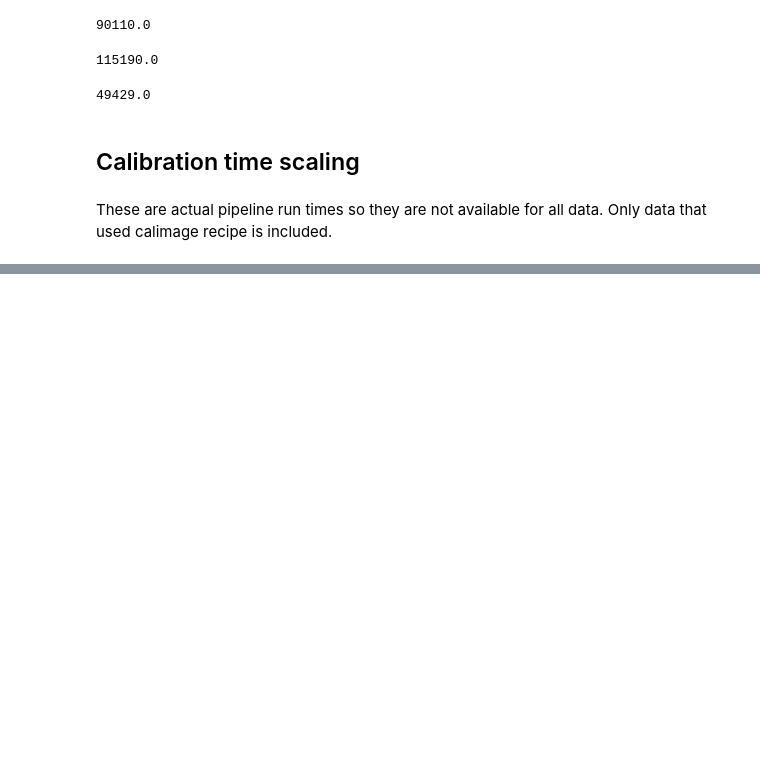
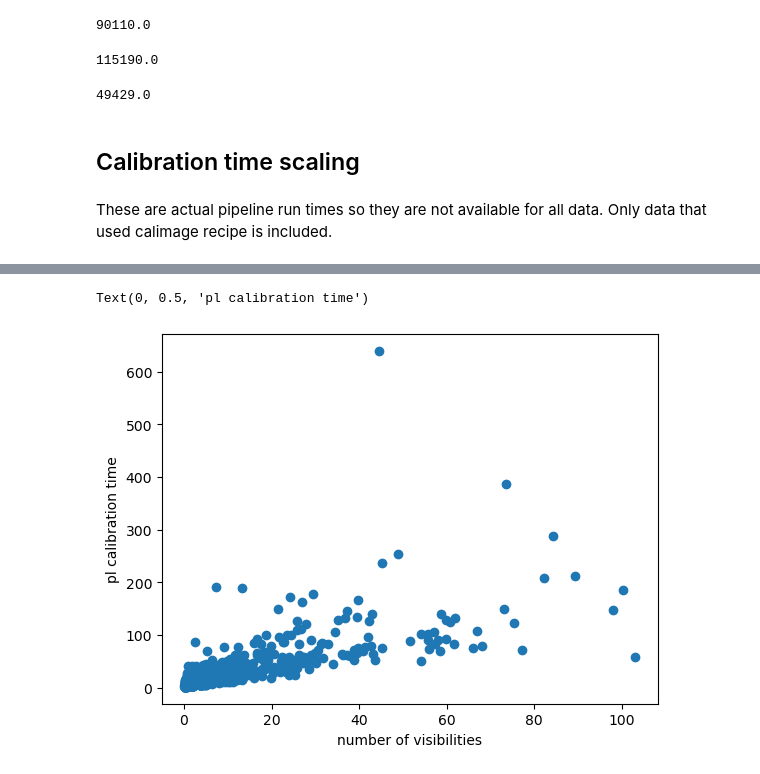
Before and after one commit to aakepley/big-cubes, a Jupyter notebook: WSU_Impact_Example.ipynb, the cells around one changed output, grey strips where cells are left out. Saved outputs shown, nothing was run; the diff lists cells and outputs as text; code cells hidden in the pictures; blank space fills up the shorter version.

```diff
--- a/WSU_Impact_Example.ipynb
+++ b/WSU_Impact_Example.ipynb
@@ -315,0 +336,8 @@ Text(0, 0.5, 'pl calibration time')
+# %%
+idx = c7_calimage['array'] == '12m'
+plt.scatter(c7_calimage['blc_nvis_typical_cal'][idx],c7_calimage['pl_caltime'][idx])
+plt.xlabel('number of visibilities')
+plt.ylabel('pl calibration time')
+# %% [output]
+Text(0, 0.5, 'pl calibration time')
+[figure, added]
```
Also changed, not shown: parts of 14 cells of this notebook, 3 other files.
